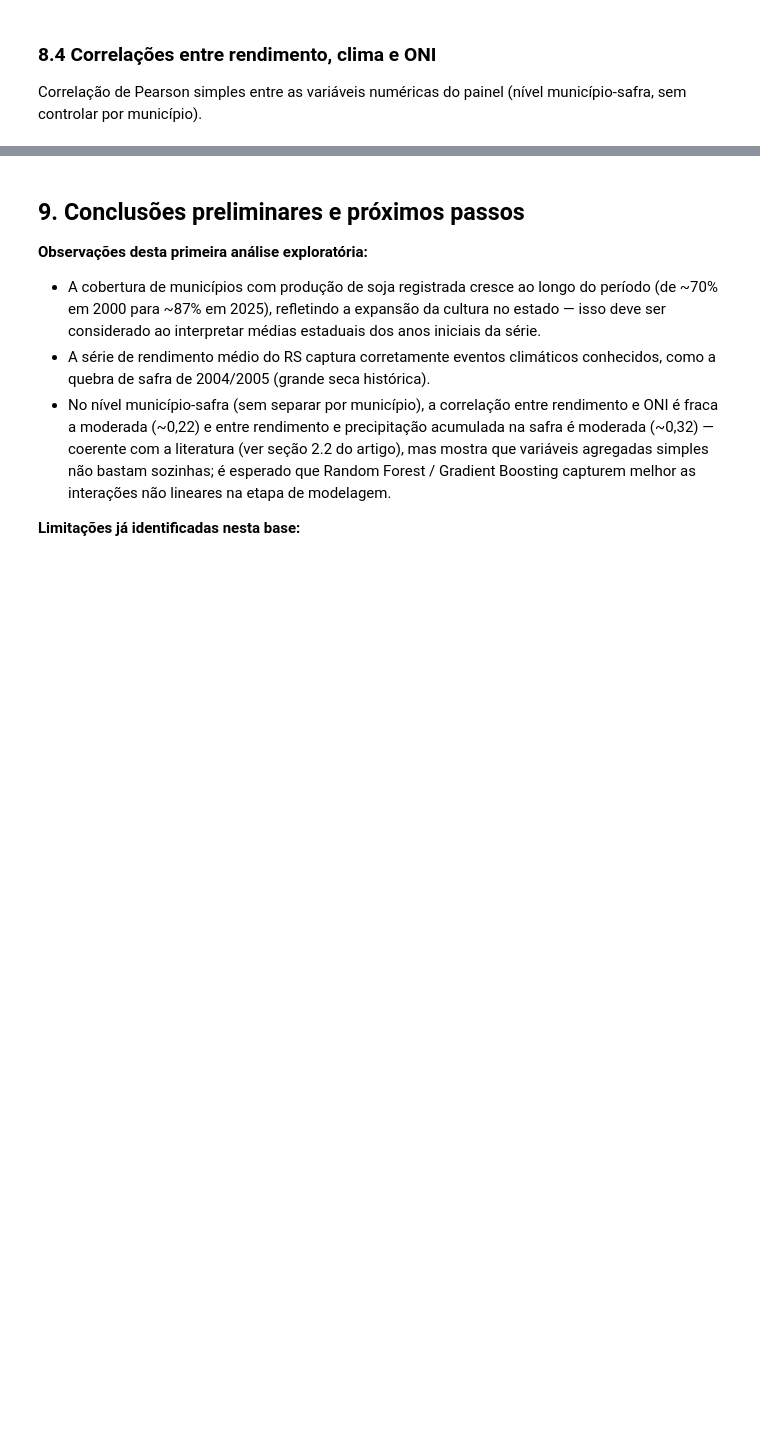
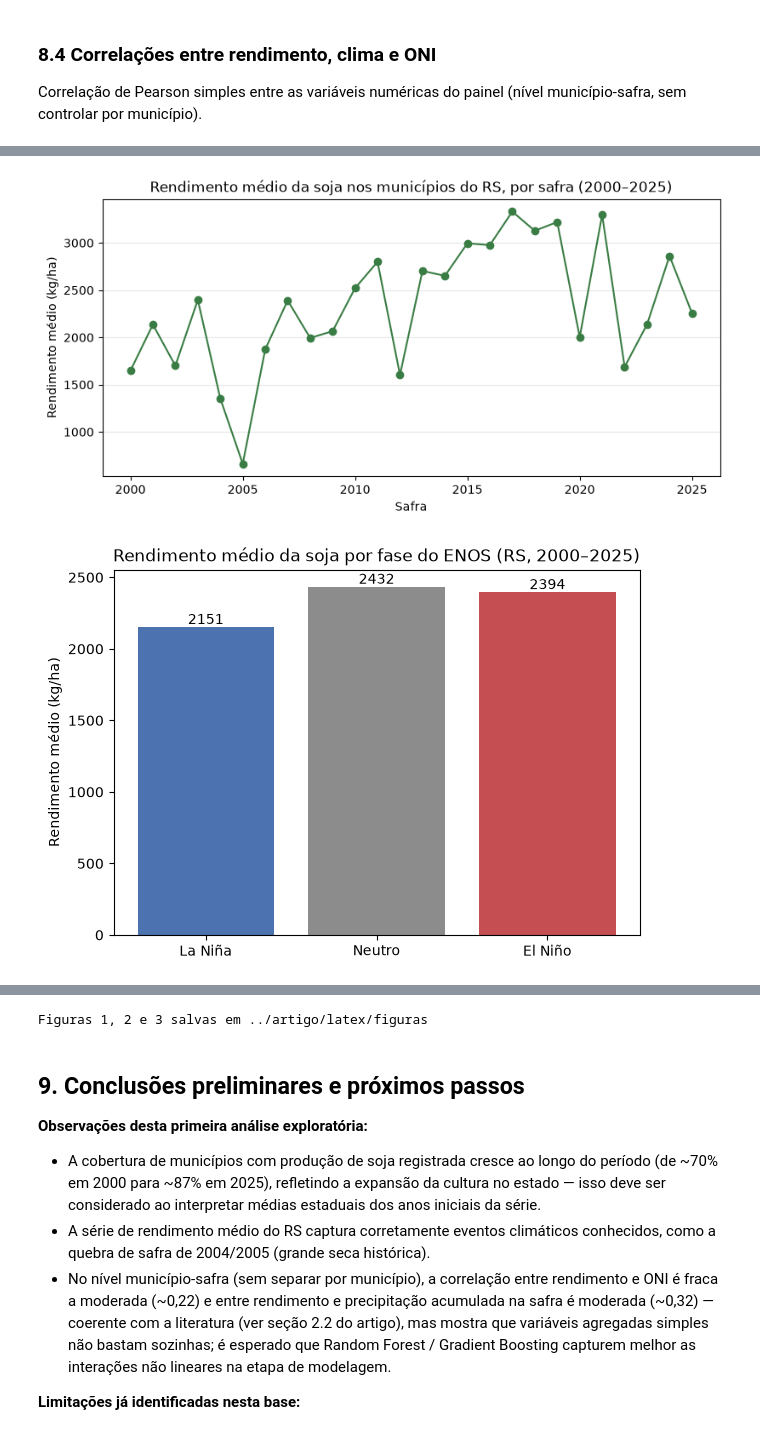
Before and after one commit to isah5/Projeto_Safra_de_Soja, a Jupyter notebook: notebooks/analise_exploratoria.ipynb, the cells around one changed output, grey strips where cells are left out. Cells and saved outputs as stored; diff of their text form; code cells hidden in the pictures; blank space fills up the shorter version.

Commit message:
Adiciona seção de Metodologia, Figura 3 (correlação) e versão Word padronizada do artigo

```diff
--- a/notebooks/analise_exploratoria.ipynb
+++ b/notebooks/analise_exploratoria.ipynb
@@ -364,0 +409,14 @@ temperatura_media_safra_c               -0.28              0.04             0.10
+# %%
+def fase_enos(oni):
+    if pd.isna(oni):
+        return None
+    if oni >= 0.5:
+        return "El Niño"
+    if oni <= -0.5:
+        return "La Niña"
+    return "Neutro"
+
+painel["fase_enos"] = painel["oni_media_safra"].apply(fase_enos)
+resumo_enos = painel.groupby("fase_enos")["rendimento_kg_ha"].agg(["mean", "count"]).round(1)
+resumo_enos = resumo_enos.reindex(["La Niña", "Neutro", "El Niño"])
+print(resumo_enos.to_string())
@@ -364,0 +439,47 @@ temperatura_media_safra_c               -0.28              0.04             0.10
+# %%
+import os
+
+FIGDIR = "../artigo/latex/figuras"
+os.makedirs(FIGDIR, exist_ok=True)
+
+# Figura 1: rendimento medio do RS por safra
+fig, ax = plt.subplots(figsize=(8, 4), constrained_layout=True)
+ax.plot(serie_rs["ano_safra"], serie_rs["rendimento_medio_rs"], color="#3a7d44", marker="o")
+ax.set_xlabel("Safra")
+ax.set_ylabel("Rendimento médio (kg/ha)")
+ax.set_title("Rendimento médio da soja nos municípios do RS, por safra (2000–2025)")
+ax.grid(axis="y", alpha=0.3)
+fig.savefig(f"{FIGDIR}/fig1_rendimento_por_safra.png", dpi=150)
+plt.show()
+
+# Figura 2: rendimento medio por fase do ENOS
+fig, ax = plt.subplots(figsize=(6, 4.2), constrained_layout=True)
+cores = {"La Niña": "#4c72b0", "Neutro": "#8c8c8c", "El Niño": "#c44e52"}
+ordem = ["La Niña", "Neutro", "El Niño"]
+valores = resumo_enos.loc[ordem, "mean"]
+barras = ax.bar(ordem, valores, color=[cores[k] for k in ordem])
+ax.bar_label(barras, fmt="%.0f")
+ax.set_ylabel("Rendimento médio (kg/ha)")
+ax.set_title("Rendimento médio da soja por fase do ENOS (RS, 2000–2025)")
+fig.savefig(f"{FIGDIR}/fig2_rendimento_por_enos.png", dpi=150)
+plt.show()
+
+# Figura 3: matriz de correlacao (versao final, sem sobreposicao de titulo)
+corr_cols_fig3 = ["rendimento_kg_ha", "area_plantada_ha", "oni_media_safra",
+                   "precipitacao_total_safra_mm", "temperatura_media_safra_c"]
+corr_fig3 = painel[corr_cols_fig3].corr()
+fig, ax = plt.subplots(figsize=(7.5, 5.5), constrained_layout=True)
+im = ax.imshow(corr_fig3, vmin=-1, vmax=1, cmap="RdBu_r")
+fig.colorbar(im, ax=ax, label="correlação de Pearson", shrink=0.85)
+ax.set_xticks(range(len(corr_cols_fig3)))
+ax.set_xticklabels(corr_cols_fig3, rotation=45, ha="right")
+ax.set_yticks(range(len(corr_cols_fig3)))
+ax.set_yticklabels(corr_cols_fig3)
+ax.set_title("Matriz de correlação — painel município-safra", pad=12)
+fig.savefig(f"{FIGDIR}/fig3_matriz_correlacao.png", dpi=150)
+plt.show()
+
+print("Figuras 1, 2 e 3 salvas em", FIGDIR)
+# %% [output]
+[figure, added]
+[figure, added]
@@ -365,3 +487,4 @@ temperatura_media_safra_c               -0.28              0.04             0.10
+Figuras 1, 2 e 3 salvas em ../artigo/latex/figuras
 # %% [markdown]
 ## 9. Conclusões preliminares e próximos passos
 
```
Also changed, not shown: parts of 13 cells of this notebook, 5 other files.
